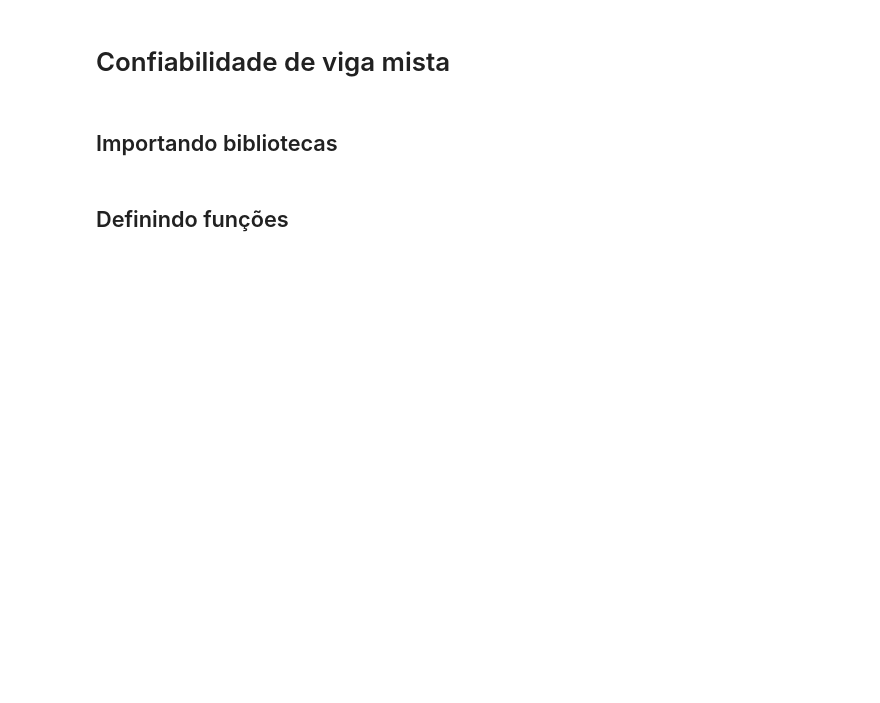
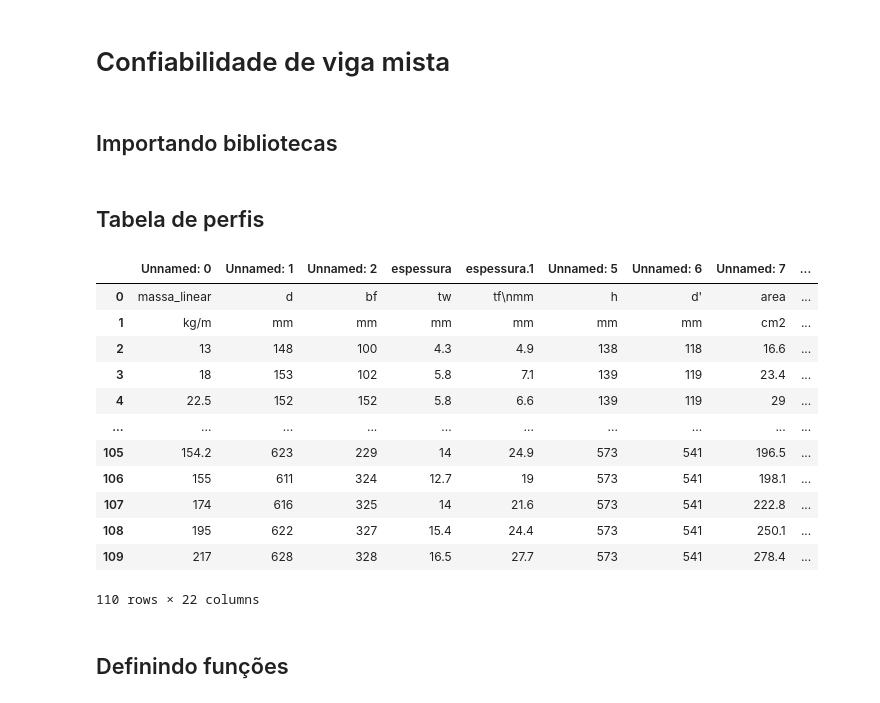
Before and after one commit to enzosakamoto/confiabilidade-viga-mista, a Jupyter notebook: main.ipynb, the cells around one changed output. Saved outputs shown, nothing was run; the diff lists cells and outputs as text; code cells hidden in the pictures; blank space fills up the shorter version.

Commit message:
feat: adicionado nova tabela

```diff
--- a/main.ipynb
+++ b/main.ipynb
@@ -9,6 +9,25 @@ from scipy.stats import norm
 import import_ipynb
 from math import sqrt
 import pandas as pd
+# %% [markdown]
+## Tabela de perfis
+# %%
+tabela = pd.read_excel('Catalogo-Tabela-Bitolas-Editado-2.xlsx', sheet_name=5)
+display(tabela)
+# %% [output]
+|  | Unnamed: 0 | Unnamed: 1 | Unnamed: 2 | espessura | espessura.1 | Unnamed: 5 | Unnamed: 6 | Unnamed: 7 | ... |
+| 0 | massa_linear | d | bf | tw | tf\nmm | h | d' | area | ... |
+| 1 | kg/m | mm | mm | mm | mm | mm | mm | cm2 | ... |
+| 2 | 13 | 148 | 100 | 4.3 | 4.9 | 138 | 118 | 16.6 | ... |
+| 3 | 18 | 153 | 102 | 5.8 | 7.1 | 139 | 119 | 23.4 | ... |
+| 4 | 22.5 | 152 | 152 | 5.8 | 6.6 | 139 | 119 | 29 | ... |
+| ... | ... | ... | ... | ... | ... | ... | ... | ... | ... |
+| 105 | 154.2 | 623 | 229 | 14 | 24.9 | 573 | 541 | 196.5 | ... |
+| 106 | 155 | 611 | 324 | 12.7 | 19 | 573 | 541 | 198.1 | ... |
+| 107 | 174 | 616 | 325 | 14 | 21.6 | 573 | 541 | 222.8 | ... |
+| 108 | 195 | 622 | 327 | 15.4 | 24.4 | 573 | 541 | 250.1 | ... |
+| 109 | 217 | 628 | 328 | 16.5 | 27.7 | 573 | 541 | 278.4 | ... |
+110 rows × 22 columns
 # %% [markdown]
 ## Definindo funções
 # %%
```
Also changed, not shown: parts of 3 cells of this notebook.
